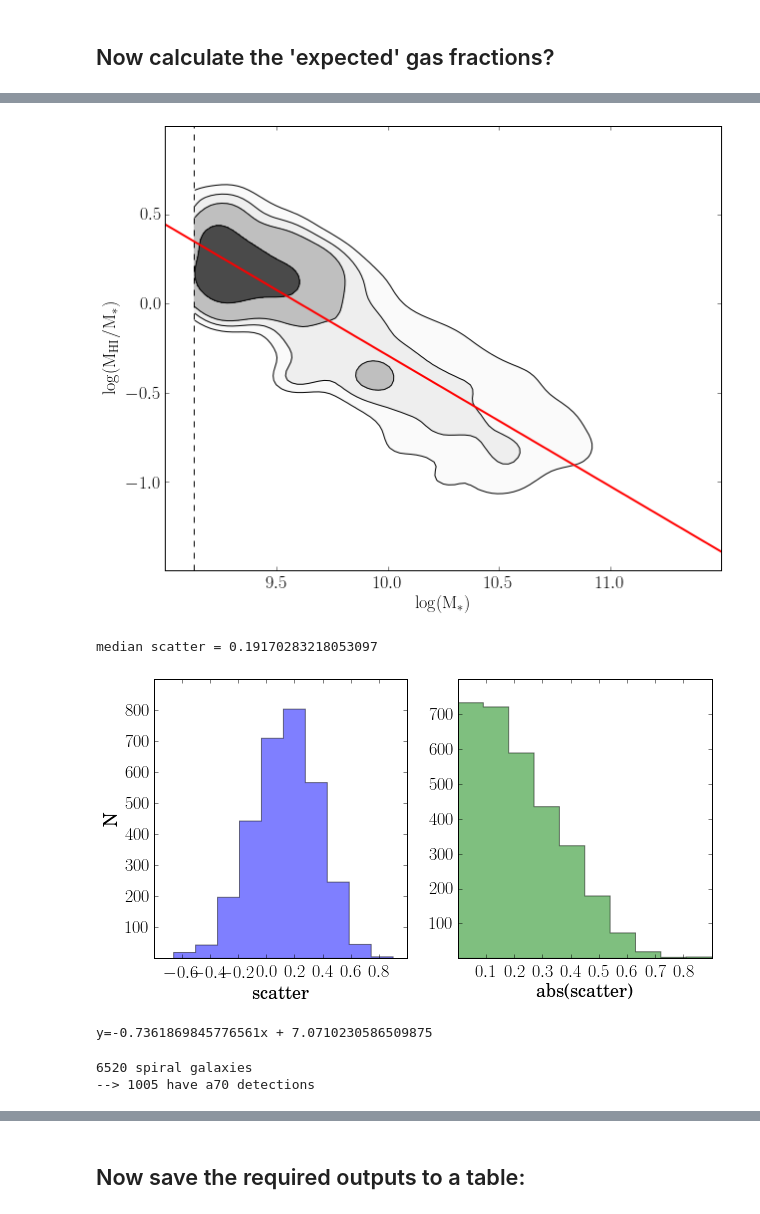
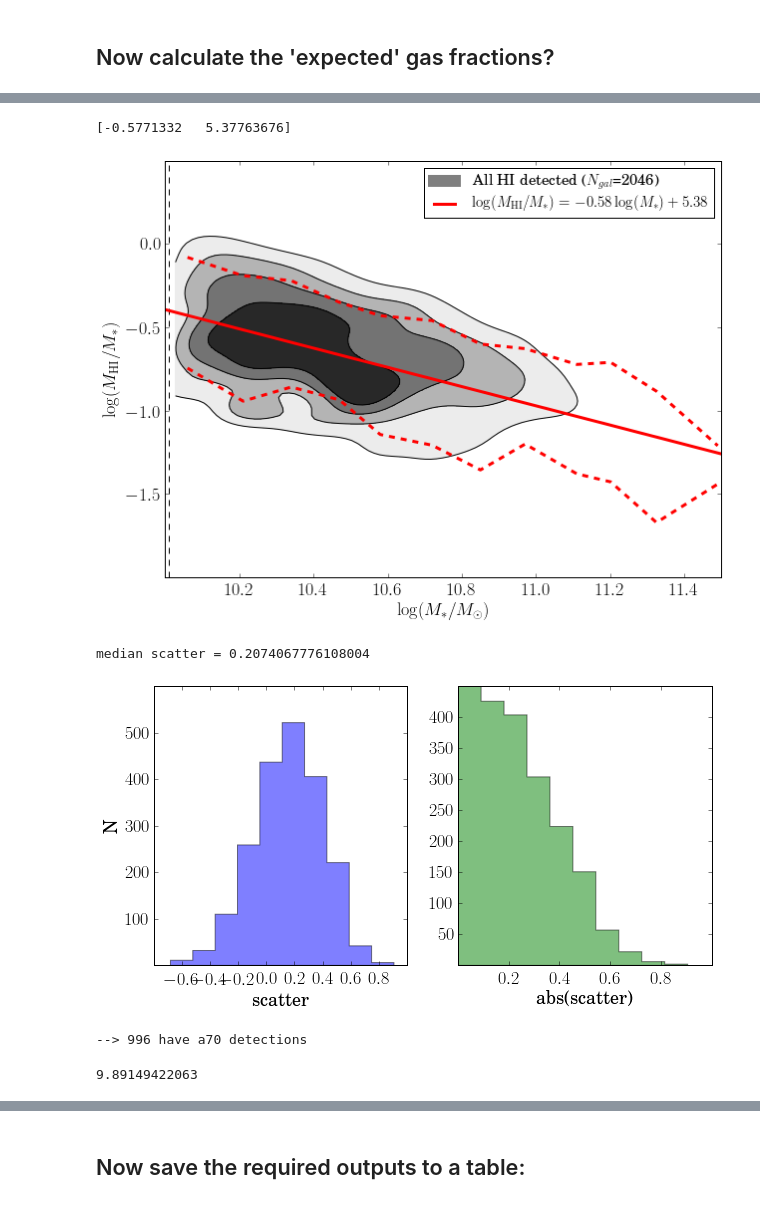
Before and after one commit to RossHart/Gas-SF, a Jupyter notebook: SF/Gas/gas_plots.ipynb, the cells around one changed output, grey strips where cells are left out. Drawn from its saved outputs; the diff is of its cells as text; code cells hidden in the pictures.

Commit message:
Added plots

```diff
--- a/SF/Gas/gas_plots.ipynb
+++ b/SF/Gas/gas_plots.ipynb
@@ -117,42 +118,58 @@ plt.ylabel('frequency')
 # %%
 from scipy.optimize import curve_fit
 from contours import kde_contour
+#from line_plotting import get_line
 
-axis_limits = ((9,11.5,-1.5,1))
+plt.figure(figsize=(10,7.5))
+
+axis_limits = ((10,11.5,-2,0.5))
 x_guide = np.linspace(9,12)
 
 def linear_function(x,m,c):
     return m*x + c
 
 mass = chang_data['lmass50_all']
 gas_mass = a70_data['loghimass']
-mask = vmax_both
+mask = (samples['in_mass_limit']) & (in_vmax)
 gas_fraction = gas_mass - mass
-weights = weighting_both
+weights = vmax_weights
+#weights = weighting_both
 
 x, y, w = (u[mask] for u in [mass,gas_fraction,weights])
 
 fill_properties = {'alpha':1}
 _ = kde_contour(x,y,weights=w,fill=True,fill_properties=fill_properties,N_max=1000)
 
+_ = plt.plot([],[],color='k',lw=12,alpha=0.5,
+             label='All HI detected ($N_{{gal}}$={})'.format(np.sum(len(x))))
+
 plt.axis(axis_limits)
-plt.xlabel('$\mathrm{\log(M_*)}$')
-plt.ylabel('$\mathrm{\log(M_{HI}/M_*)}$')
+plt.xlabel('$\log(M_*/M_\odot)$')
+plt.ylabel('$\log(M_\mathrm{HI}/M_*)$')
 
 from scipy.optimize import curve_fit
 
 def linear_function(x,m,c):
     return m*x + c
 
 x_guide = np.linspace(9,12,100)
-p, _ = curve_fit(linear_function,mass[mask],gas_fraction[mask],
-                 sigma=1/weighting_both[mask]**0.5,absolute_sigma=False)
+p, _ = curve_fit(linear_function,x,y,
+                 sigma=1/w**0.5,absolute_sigma=False)
 
-_ = plt.plot(x_guide,linear_function(x_guide,*p),'r-',lw=2)
+line_stats, _ = get_line(x,y,bins=12,weights=w)
+_ = plt.plot(line_stats['x'],line_stats['y_upper'],linestyle='dashed',lw=3,color='r')
+_ = plt.plot(line_stats['x'],line_stats['y_lower'],linestyle='dashed',lw=3,color='r')
+
+_ = plt.plot(x_guide,linear_function(x_guide,*p),'r-',lw=3,
+             label='$\log(M_\mathrm{HI}' + '/M_*)={{{}}} \log(M_*) + {{{}}}$'.format(np.round(p[0],decimals=2),
+                                                                                np.round(p[1],decimals=2)))
 
 # plot a guideline to the gas fractions limits?
-plt.vlines(9.13,axis_limits[2],axis_limits[3],color='k',linestyle='dashed')
+plt.vlines(10.01,axis_limits[2],axis_limits[3],color='k',linestyle='dashed')
+plt.legend(fontsize=15)
+print(p)
 
-plt.savefig('../output_figures/gas_sequence.pdf')
+#plt.savefig('../output_figures/gas_sequence.pdf')
 # %% [output]
+[-0.5771332   5.37763676]
-[figure, old version]
+[figure, new version]
@@ -170,9 +266,5 @@ axarr[1].set_xlabel('abs(scatter)')
 
 print('median scatter = {}'.format(np.median(abs_scatter)))
 # %% [output]
-median scatter = 0.19170283218053097
+median scatter = 0.2074067776108004
-[figure, old version]
+[figure, new version]
-# %%
-print('y={}x + {}'.format(*p))
-# %% [output]
-y=-0.7361869845776561x + 7.0710230586509875
@@ -290,22 +327,22 @@ def histogram_stack(x,m_x,bins,x_reference=None,x_weights=None,reference_weights
 
     return fig, axarr
 # %%
+gas_mass = a70_data['loghimass']
+gas_fraction = gas_mass - mass
+gas_residual = gas_fraction - linear_function(mass,*p)
+
 completeness_limit = mass_limit_from_redshift(0.05)
-mass_complete_a70 = gas_mass >= completeness_limit
+mass_complete_a70 = (gas_mass >= completeness_limit)
 
-in_sample = ((samples['in_spiral']) &
-             (samples['axial_ok']) &
-             (samples['in_mass_limit']))
-
-in_ml = (samples['in_mass_limit']) & (mass_complete_a70)
-
-gas_excess = gas_fraction - linear_function(mass,*p)
-
-print('{} spiral galaxies'.format(np.sum(in_sample)))
-
-sample_w_gas = (in_sample) & (mass_complete_a70)
-print('--> {} have a70 detections'.format(np.sum(sample_w_gas)))
+spirals_w_gas = ((samples['in_spiral']) &
+                (samples['axial_ok']) &
+                (mass_complete_a70) &
+                (samples['in_mass_limit']))
+print('--> {} have a70 detections'.format(np.sum(spirals_w_gas)))
 # %% [output]
-6520 spiral galaxies
---> 1005 have a70 detections
+--> 996 have a70 detections
+# %%
+print(completeness_limit)
+# %% [output]
+9.89149422063
 # %%
```
Also changed, not shown: parts of 5 cells of this notebook, 8 other files.
